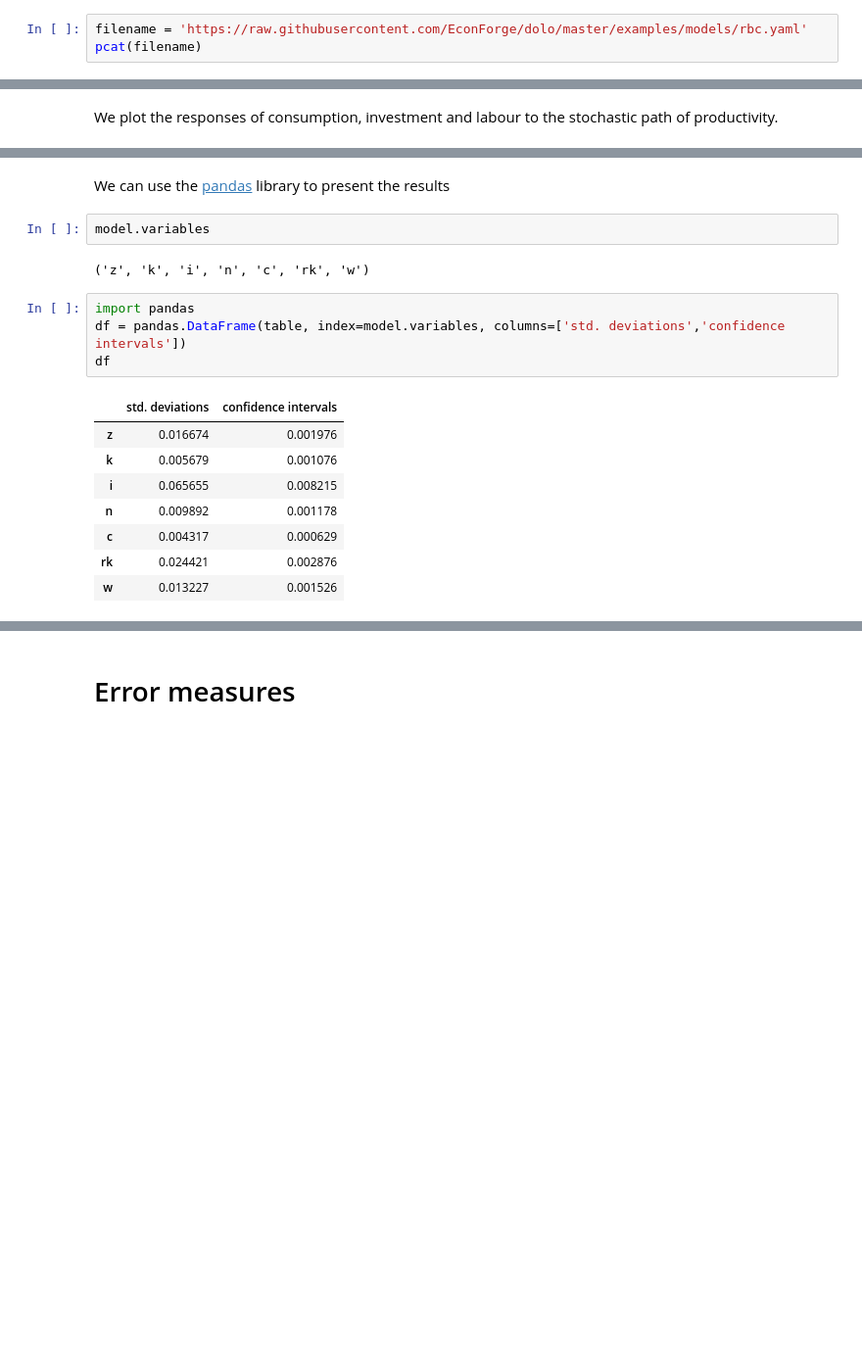
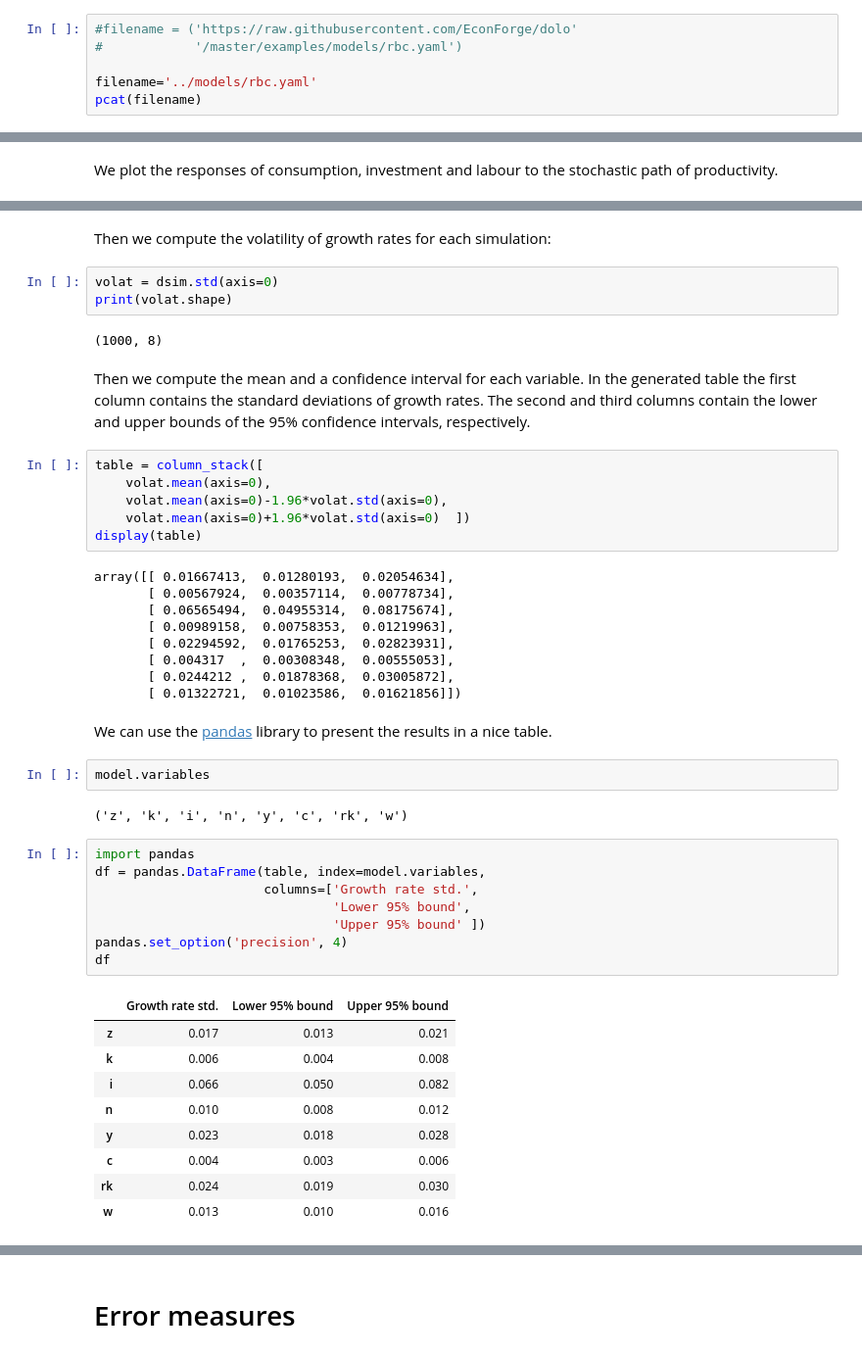
Before and after one commit to EconForge/dolo.py, a Jupyter notebook: examples/notebooks/rbc_model.ipynb, the cells around one changed output, grey strips where cells are left out. Shown at 98% size. Cells and saved outputs as stored; diff of their text form; blank space fills up the shorter version.

Commit message:
95% bounds

```diff
--- a/examples/notebooks/rbc_model.ipynb
+++ b/examples/notebooks/rbc_model.ipynb
@@ -39,7 +43,10 @@ from dolo import *
 # %% [markdown]
 The RBC model is defined in a [YAML](http://www.yaml.org/spec/1.2/spec.html#Introduction) file which we can read locally or pulled off the web.
 # %%
-filename = 'https://raw.githubusercontent.com/EconForge/dolo/master/examples/models/rbc.yaml'
+#filename = ('https://raw.githubusercontent.com/EconForge/dolo'
+#            '/master/examples/models/rbc.yaml')
+
+filename='../models/rbc.yaml'
 pcat(filename)
 # %% [output]
 | 1 2 3 4 5 6 7 8 9 10 11 12 13 14 ... | name: RBC model_spec: fga symbols... |
@@ -262,19 +252,48 @@ Second column contains the confidence intervals.
+# %% [markdown]
+Then we compute the volatility of growth rates for each simulation:
+# %%
+volat = dsim.std(axis=0)
+print(volat.shape)
+# %% [output]
+(1000, 8)
+# %% [markdown]
+Then we compute the mean and a confidence interval for each variable. In the generated table the first column contains the standard deviations of growth rates. The second and third columns contain the lower and upper bounds of the 95% confidence intervals, respectively.
+# %%
+table = column_stack([
+    volat.mean(axis=0),
+    volat.mean(axis=0)-1.96*volat.std(axis=0),
+    volat.mean(axis=0)+1.96*volat.std(axis=0)  ])
+display(table)
+# %% [output]
+array([[ 0.01667413,  0.01280193,  0.02054634],
+       [ 0.00567924,  0.00357114,  0.00778734],
+       [ 0.06565494,  0.04955314,  0.08175674],
+       [ 0.00989158,  0.00758353,  0.01219963],
+       [ 0.02294592,  0.01765253,  0.02823931],
+       [ 0.004317  ,  0.00308348,  0.00555053],
+       [ 0.0244212 ,  0.01878368,  0.03005872],
+       [ 0.01322721,  0.01023586,  0.01621856]])
 # %% [markdown]
-We can use the [pandas](http://pandas.pydata.org/pandas-docs/stable/10min.html) library to present the results
+We can use the [pandas](http://pandas.pydata.org/pandas-docs/stable/10min.html) library to present the results in a nice table.
 # %%
 model.variables
 # %% [output]
-('z', 'k', 'i', 'n', 'c', 'rk', 'w')
+('z', 'k', 'i', 'n', 'y', 'c', 'rk', 'w')
 # %%
 import pandas
-df = pandas.DataFrame(table, index=model.variables, columns=['std. deviations','confidence intervals'])
+df = pandas.DataFrame(table, index=model.variables,
+                      columns=['Growth rate std.',
+                               'Lower 95% bound',
+                               'Upper 95% bound' ])
+pandas.set_option('precision', 4)
 df
 # %% [output]
-|  | std. deviations | confidence intervals |
-| z | 0.016674 | 0.001976 |
-| k | 0.005679 | 0.001076 |
-| i | 0.065655 | 0.008215 |
-| n | 0.009892 | 0.001178 |
-| c | 0.004317 | 0.000629 |
-| rk | 0.024421 | 0.002876 |
-| w | 0.013227 | 0.001526 |
+|  | Growth rate std. | Lower 95% bound | Upper 95% bound |
+| z | 0.017 | 0.013 | 0.021 |
+| k | 0.006 | 0.004 | 0.008 |
+| i | 0.066 | 0.050 | 0.082 |
+| n | 0.010 | 0.008 | 0.012 |
+| y | 0.023 | 0.018 | 0.028 |
+| c | 0.004 | 0.003 | 0.006 |
+| rk | 0.024 | 0.019 | 0.030 |
+| w | 0.013 | 0.010 | 0.016 |
```
Also changed, not shown: parts of 13 cells of this notebook.
